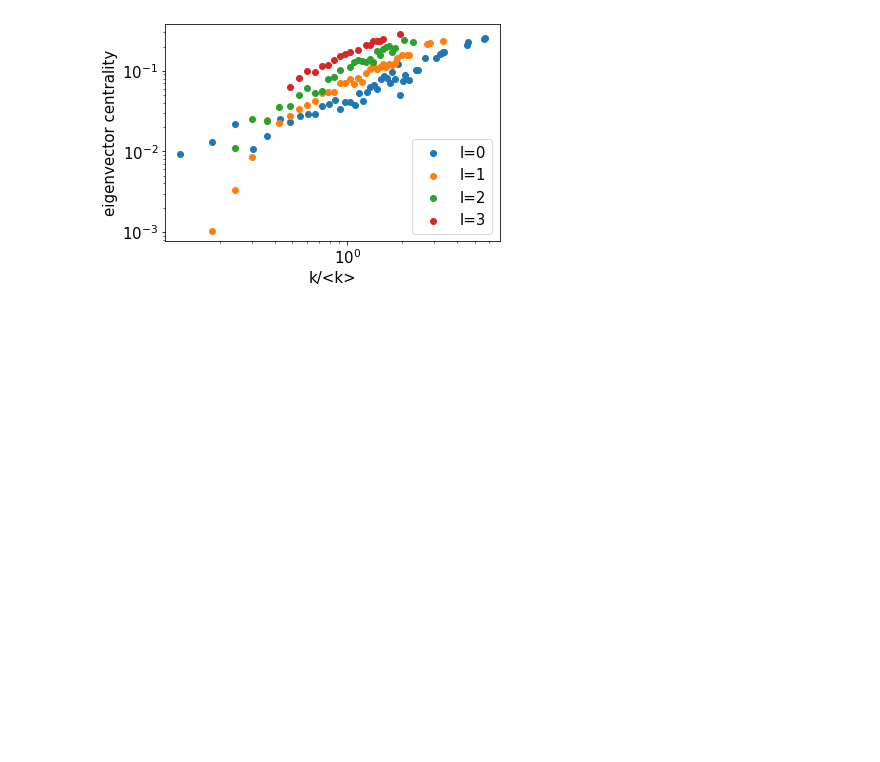
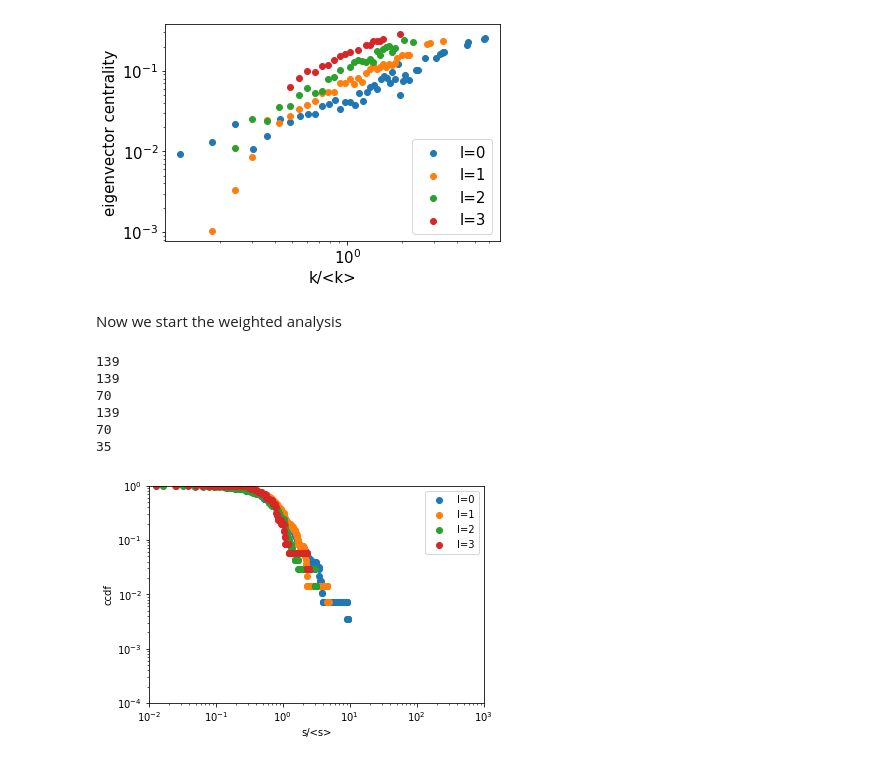
Before and after one commit to matheusloures42/renormalization-simplicial-complexes, a Jupyter notebook: c_elegans.ipynb, the cells around one changed output. Drawn from its saved outputs; the diff is of its cells as text; code cells hidden in the pictures; blank space fills up the shorter version.

Commit message:
weighted plots

```diff
--- a/c_elegans.ipynb
+++ b/c_elegans.ipynb
@@ -71,6 +71,11 @@ VD13      NaN  NaN  NaN  NaN  NaN  NaN  NaN  NaN
 
 [279 rows x 279 columns]
 [figure]
+# %%
+#Creating the weighted networkx graph
+Gw=nx.from_numpy_matrix(A_weight)
+Gccw=sorted(nx.connected_components(Gw))
+G0w=Gw.subgraph(Gccw[0])
 # %%
 for i in range(len(A)):
   for  j in range(len(A)):
@@ -226,3 +231,23 @@ eigenvector_centrality_x_kl(G2_rep,lb='l=2')
 eigenvector_centrality_x_kl(G3_rep,lb='l=3')
 # %% [output]
 [figure]
+# %% [markdown]
+Now we start the weighted analysis
+# %%
+G1w=weighted_laplacian_renorm(G0w,1)
+G2w=weighted_laplacian_renorm(G0w,2)
+G3w=weighted_laplacian_renorm(G0w,3)
+# %% [output]
+139
+139
+70
+139
+70
+35
+# %%
+plot_ccdf_weighted(Gw,'l=0')
+plot_ccdf_weighted(G1w,'l=1')
+plot_ccdf_weighted(G2w,'l=2')
+plot_ccdf_weighted(G3w,'l=3')
+# %% [output]
+[figure, added]
```
Also changed, not shown: parts of 4 cells of this notebook, 2 other files.
